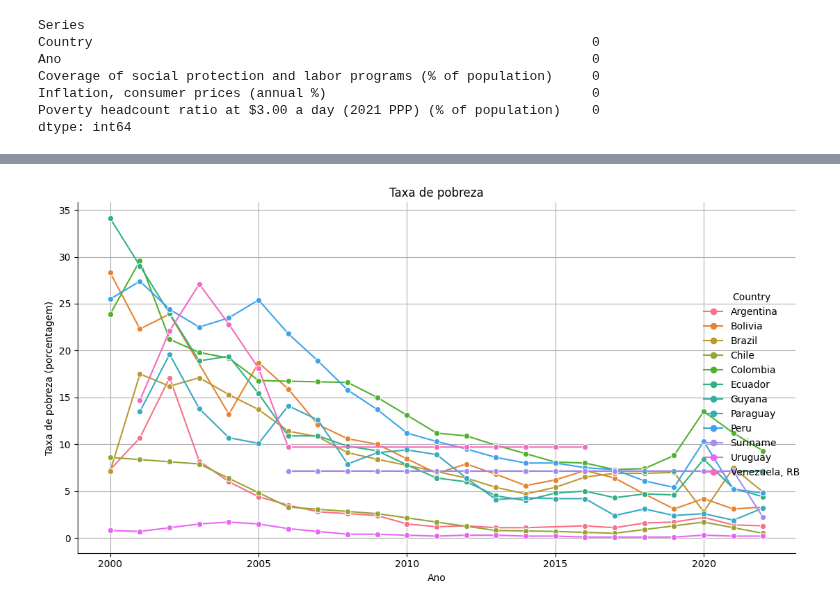
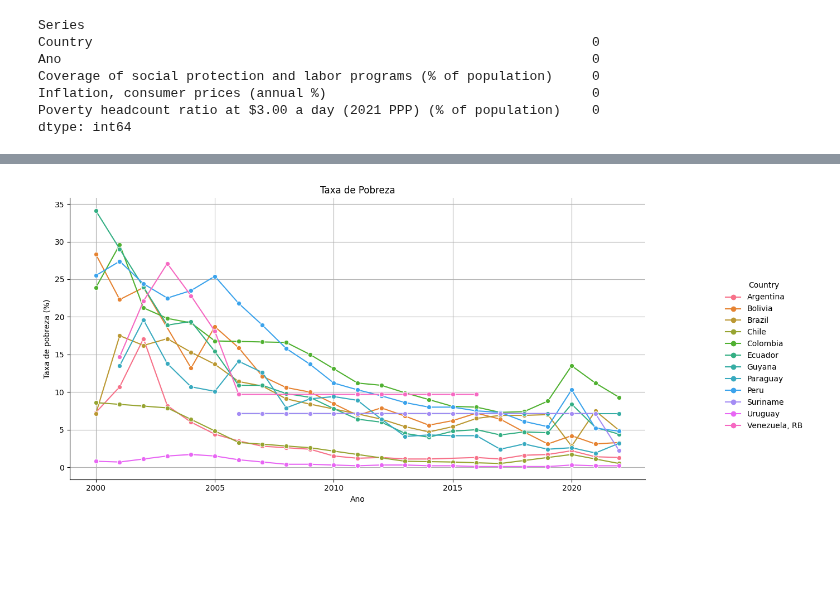
Before and after one commit to Masriaa/Ciencia-dos-Dados, a Jupyter notebook: notebooks/T2/banco-mundial-fmaria.ipynb, the cells around one changed output, grey strips where cells are left out. Cells and saved outputs as stored; diff of their text form; code cells hidden in the pictures; blank space fills up the shorter version.

```diff
--- a/notebooks/T2/banco-mundial-fmaria.ipynb
+++ b/notebooks/T2/banco-mundial-fmaria.ipynb
@@ -233,7 +233,7 @@ mapa_nomes = {
     'Prevalence of undernourishment (% of population)': 'Prevalência de Desnutrição',
     'Unemployment, female (% of female labor force) (modeled ILO estimate)': 'Desemprego Feminino',
     'Unemployment, male (% of male labor force) (modeled ILO estimate)': 'Desemprego Masculino',
-    'Coverage of social protection and labor programs (% of population)': 'Programas de proteção social',
+    'Coverage of social protection and labor programs (% of population)': 'População beneficiada por programas de proteção social (%)',
     'Inflation, consumer prices (annual %)': 'Inflação (% anual)'
 }
 
@@ -241,21 +241,24 @@ df_data = df_data.rename(columns=mapa_nomes)
 # %%
 g = sns.relplot(
     data=df_data,
     x='Ano',
     y='Taxa de Pobreza (US$3/dia)',
     hue='Country',
     kind='line',
     marker='o',
     height=6,
     aspect=1.6
 )
 
-g.set_axis_labels('Ano', 'Taxa de pobreza (porcentagem)')
-g.ax.set_title('Taxa de pobreza')
+g.set_axis_labels('Ano', 'Taxa de pobreza (%)')
+g.ax.set_title('Taxa de Pobreza')
 g.ax.grid(True)
+
+g._legend.set_bbox_to_anchor((1.1, 0.7))
+g._legend.set_loc('upper left')
 
 plt.tight_layout()
 plt.savefig('../../reports/figures/taxa_de_pobreza.png', bbox_inches='tight')
 plt.show()
 # %% [output]
-[figure, old version]
+[figure, new version]
```
Also changed, not shown: parts of 5 cells of this notebook, 11 other files.
